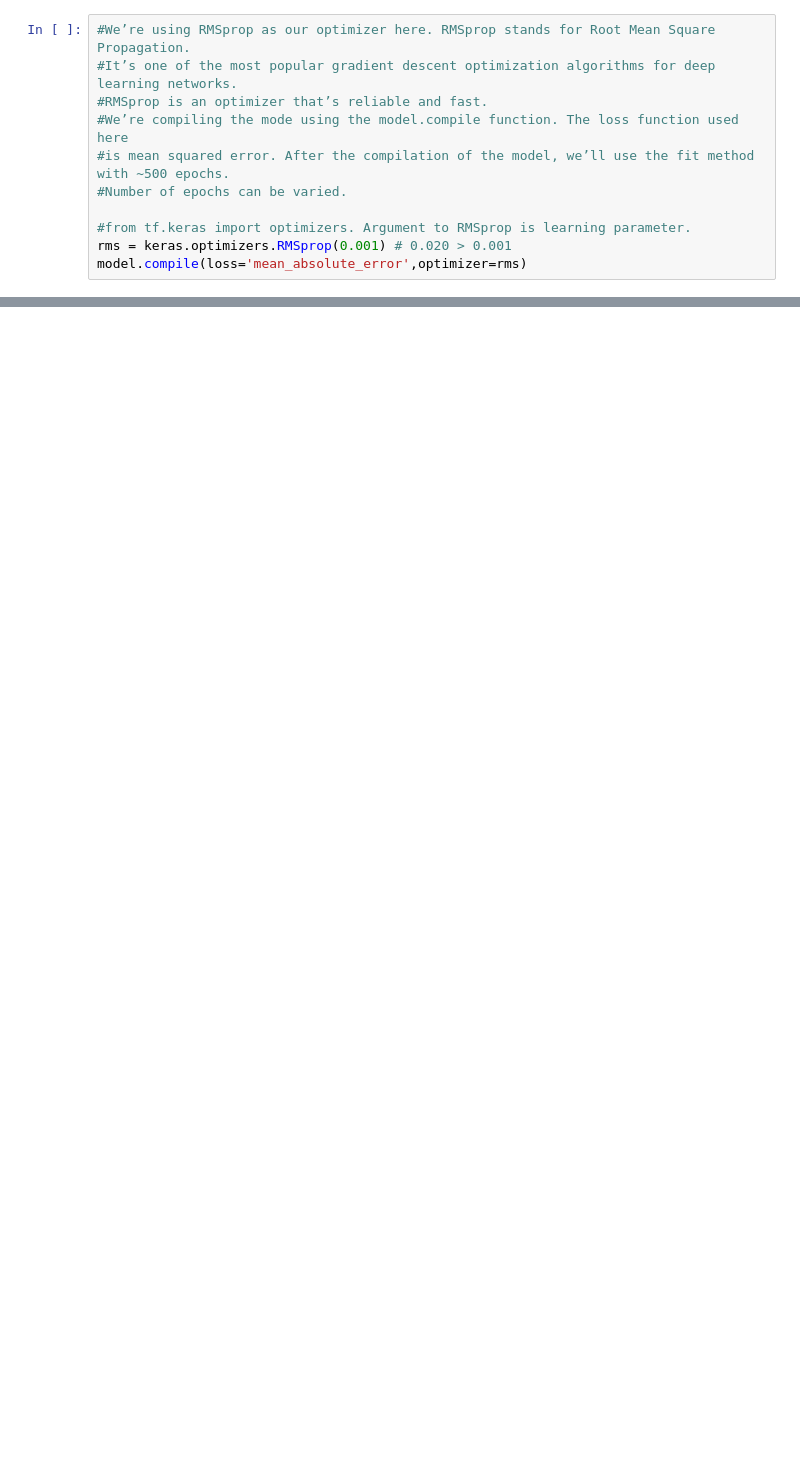
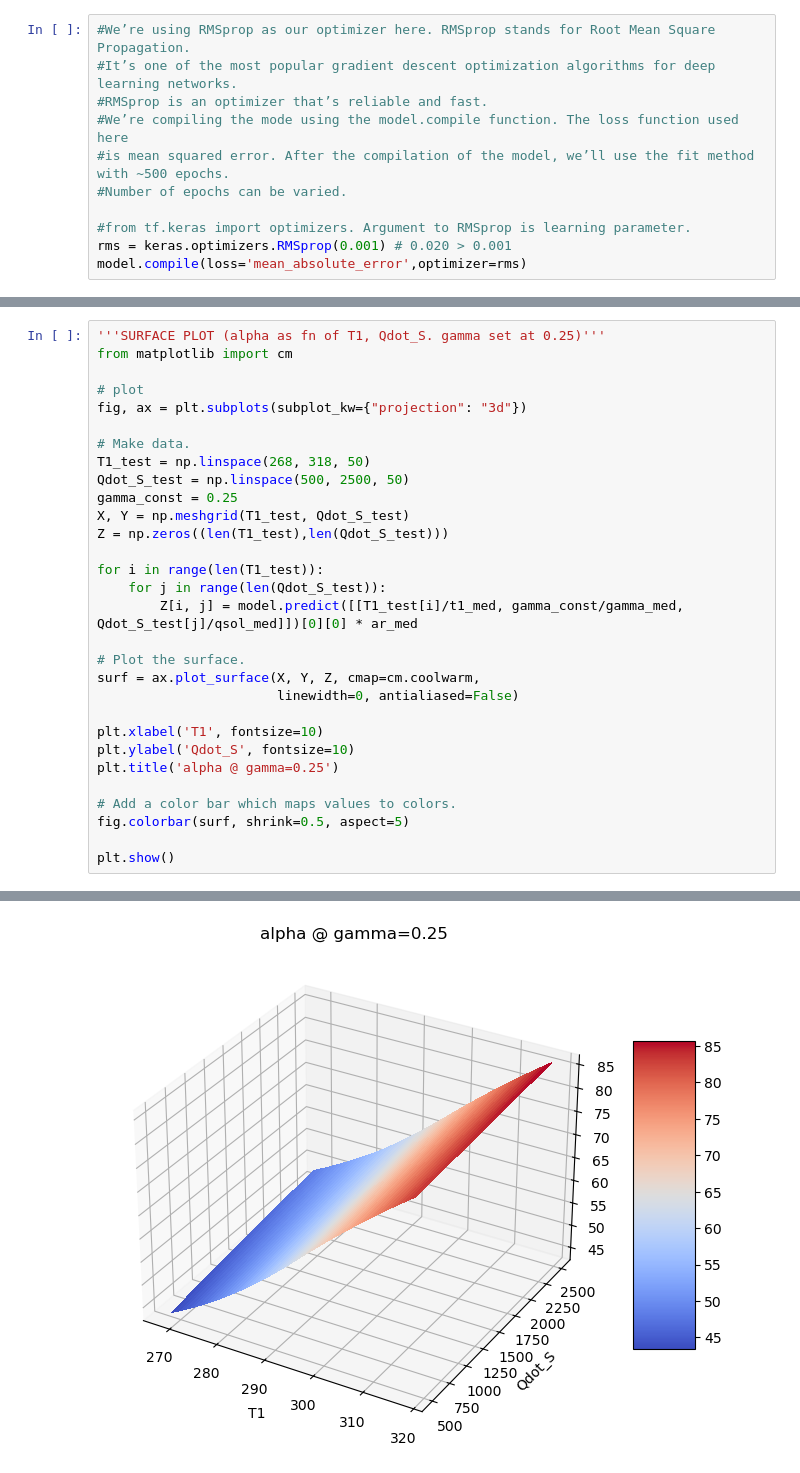
Before and after one commit to tristan-gardner/ME249_project, a Jupyter notebook: 2_neural_net/CodeP2.4F24.ipynb, the cells around one changed output, grey strips where cells are left out. Saved outputs shown, nothing was run; the diff lists cells and outputs as text; blank space fills up the shorter version.

```diff
--- a/2_neural_net/CodeP2.4F24.ipynb
+++ b/2_neural_net/CodeP2.4F24.ipynb
@@ -466,0 +422,31 @@ plt.show()
+# %%
+'''SURFACE PLOT (alpha as fn of T1, Qdot_S. gamma set at 0.25)'''
+from matplotlib import cm
+
+# plot
+fig, ax = plt.subplots(subplot_kw={"projection": "3d"})
+
+# Make data.
+T1_test = np.linspace(268, 318, 50)
+Qdot_S_test = np.linspace(500, 2500, 50)
+gamma_const = 0.25
+X, Y = np.meshgrid(T1_test, Qdot_S_test)
+Z = np.zeros((len(T1_test),len(Qdot_S_test)))
+
+for i in range(len(T1_test)):
+    for j in range(len(Qdot_S_test)):
+        Z[i, j] = model.predict([[T1_test[i]/t1_med, gamma_const/gamma_med, Qdot_S_test[j]/qsol_med]])[0][0] * ar_med
+
+# Plot the surface.
+surf = ax.plot_surface(X, Y, Z, cmap=cm.coolwarm,
+                       linewidth=0, antialiased=False)
+
+plt.xlabel('T1', fontsize=10)
+plt.ylabel('Qdot_S', fontsize=10)
+plt.title('alpha @ gamma=0.25')
+
+# Add a color bar which maps values to colors.
+fig.colorbar(surf, shrink=0.5, aspect=5)
+
+plt.show()
+# %% [output]
@@ -466,0 +470 @@ plt.show()
+[figure, added]
```
Also changed, not shown: parts of 5 cells of this notebook, 1 other file.
